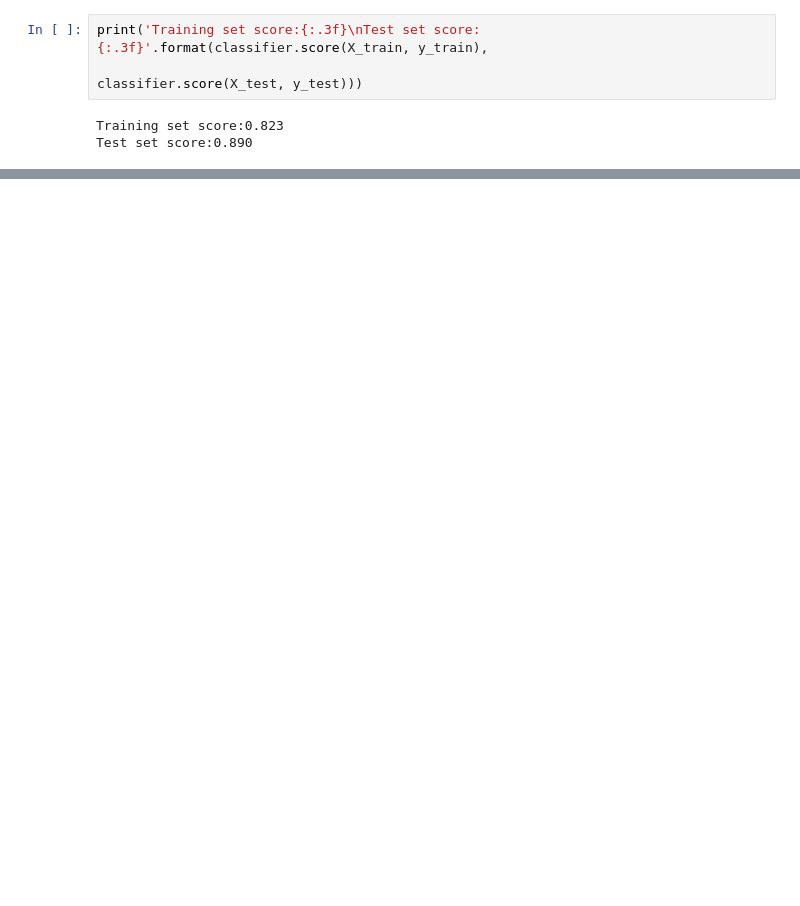
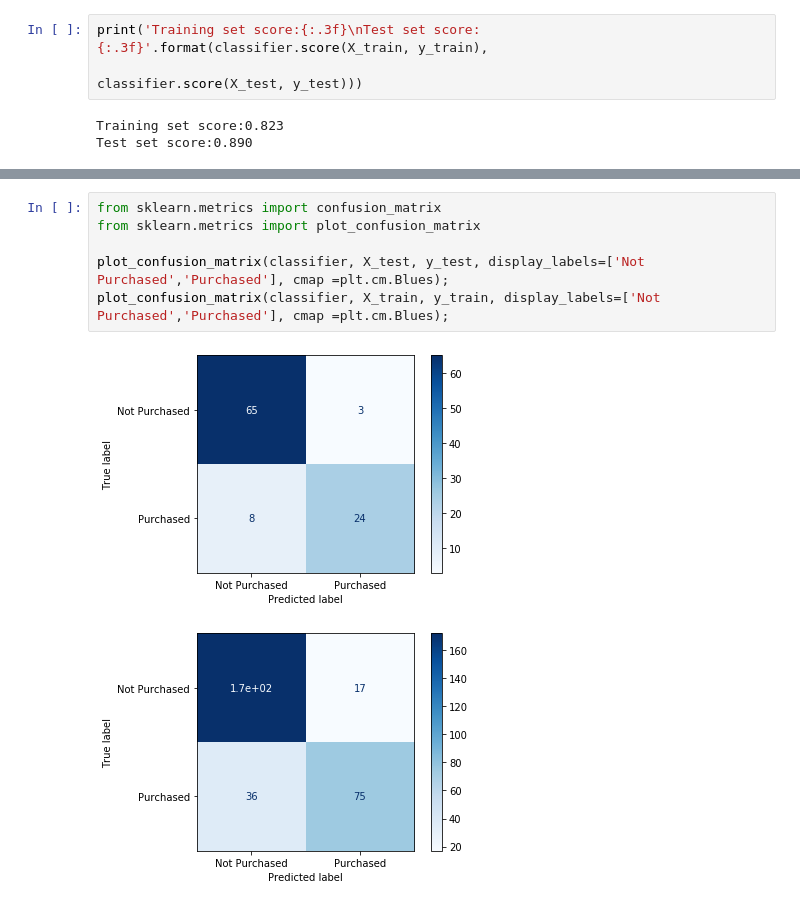
Before and after one commit to FabioMMaia/Machine_Learning, a Jupyter notebook: Classification Algorithms/Logistic Regression.ipynb, the cells around one changed output, grey strips where cells are left out. Cells and saved outputs as stored; diff of their text form; blank space fills up the shorter version.

```diff
--- a/Classification Algorithms/Logistic Regression.ipynb
+++ b/Classification Algorithms/Logistic Regression.ipynb
@@ -122,0 +201,9 @@ df_confusion
+# %%
+from sklearn.metrics import confusion_matrix
+from sklearn.metrics import plot_confusion_matrix
+
+plot_confusion_matrix(classifier, X_test, y_test, display_labels=['Not Purchased','Purchased'], cmap =plt.cm.Blues);
+plot_confusion_matrix(classifier, X_train, y_train, display_labels=['Not Purchased','Purchased'], cmap =plt.cm.Blues);
+# %% [output]
+[figure, added]
+[figure, added]
```
Also changed, not shown: parts of 49 cells of this notebook, 24 other files.
